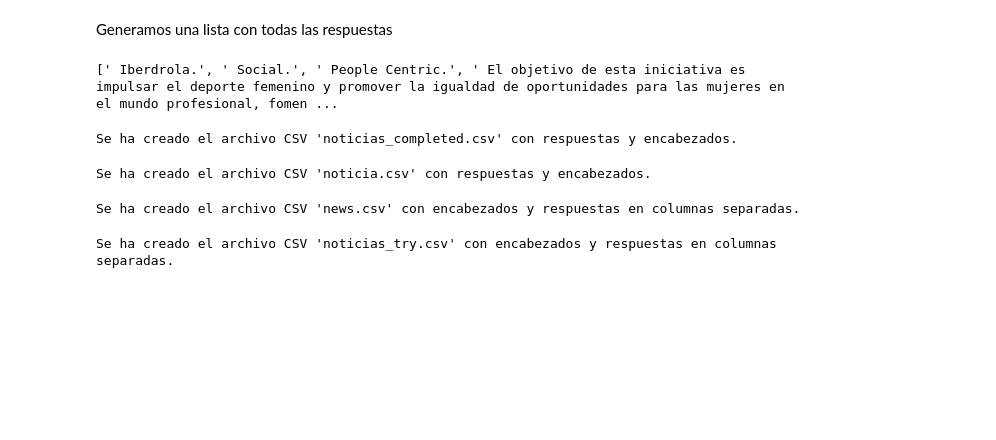
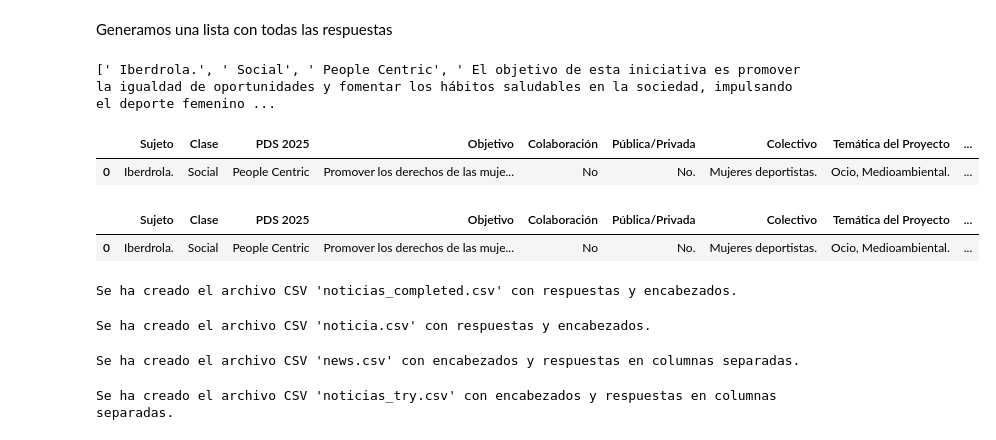
Before and after one commit to jgilaberts/Prueba-Github, a Jupyter notebook: Analisis Info No estructurada/Langchain_texto.ipynb, the cells around one changed output. Drawn from its saved outputs; the diff is of its cells as text; code cells hidden in the pictures; blank space fills up the shorter version.

```diff
--- a/Analisis Info No estructurada/Langchain_texto.ipynb
+++ b/Analisis Info No estructurada/Langchain_texto.ipynb
@@ -309,9 +309,39 @@ print(respuesta_11)
 Generamos una lista con todas las respuestas
 # %%
 # Crear una lista y agregar las respuestas
-lista_respuestas = [respuesta_1, respuesta_2, respuesta_3, respuesta_4, respuesta_colab, respuesta_6, respuesta_7, respuesta_8, respuesta_9, respuesta_10, respuesta_11]
+lista_respuestas = [respuesta_1, respuesta_2, respuesta_3, respuesta_4, respuesta_5, respuesta_6, respuesta_7, respuesta_8, respuesta_9, respuesta_10, respuesta_11]
 
 # Imprimir la lista
 print(lista_respuestas)
 # %% [output]
-[' Iberdrola.', ' Social.', ' People Centric.', ' El objetivo de esta iniciativa es impulsar el deporte femenino y promover la igualdad de oportunidades para las mujeres en el mundo profesional, fomen ...
+[' Iberdrola.', ' Social', ' People Centric', ' El objetivo de esta iniciativa es promover la igualdad de oportunidades y fomentar los hábitos saludables en la sociedad, impulsando el deporte femenino ...
+# %%
+import pandas as pd
+
+# Lista de respuestas
+lista_respuestas = [respuesta_1, respuesta_2, respuesta_3, respuesta_4, respuesta_5, respuesta_6, respuesta_7, respuesta_8, respuesta_9, respuesta_10, respuesta_11]
+
+# Encabezados
+encabezados = ["Sujeto", "Clase", "PDS 2025", "Objetivo", "Colaboración", "Pública/Privada",
+               "Colectivo", "Temática del Proyecto", "ODS", "Beneficiarios", "Comunican"]
+
+# Crear un diccionario con las respuestas y encabezados
+diccionario_respuestas = {encabezado: [lista_respuestas[i]] for i, encabezado in enumerate(encabezados)}
+
+# Convertir el diccionario a DataFrame
+df = pd.DataFrame(diccionario_respuestas)
+
+# Imprimir el DataFrame
+df
+# %% [output]
+|  | Sujeto | Clase | PDS 2025 | Objetivo | Colaboración | Pública/Privada | Colectivo | Temática del Proyecto | ... |
+| 0 | Iberdrola. | Social | People Centric | Promover los derechos de las muje... | No | No. | Mujeres deportistas. | Ocio, Medioambiental. | ... |
+# %%
+df_styled = df.style.set_properties(**{'text-align': 'left'})
+pd.set_option('display.max_colwidth', None)
+
+  # Alinear texto a la izquierda
+df_styled
+# %% [output]
+|  | Sujeto | Clase | PDS 2025 | Objetivo | Colaboración | Pública/Privada | Colectivo | Temática del Proyecto | ... |
+| 0 | Iberdrola. | Social | People Centric | Promover los derechos de las muje... | No | No. | Mujeres deportistas. | Ocio, Medioambiental. | ... |
```
Also changed, not shown: parts of 15 cells of this notebook.
